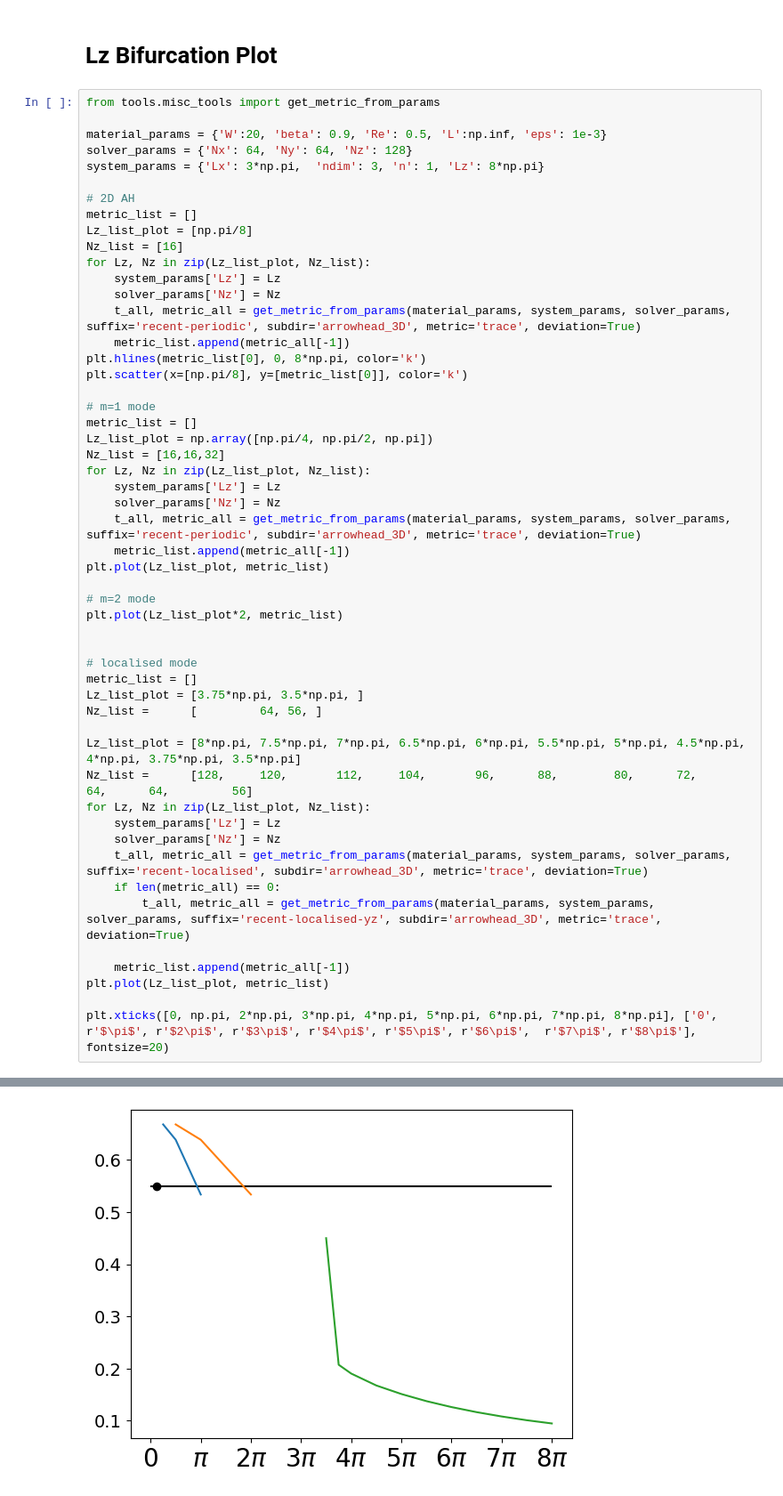
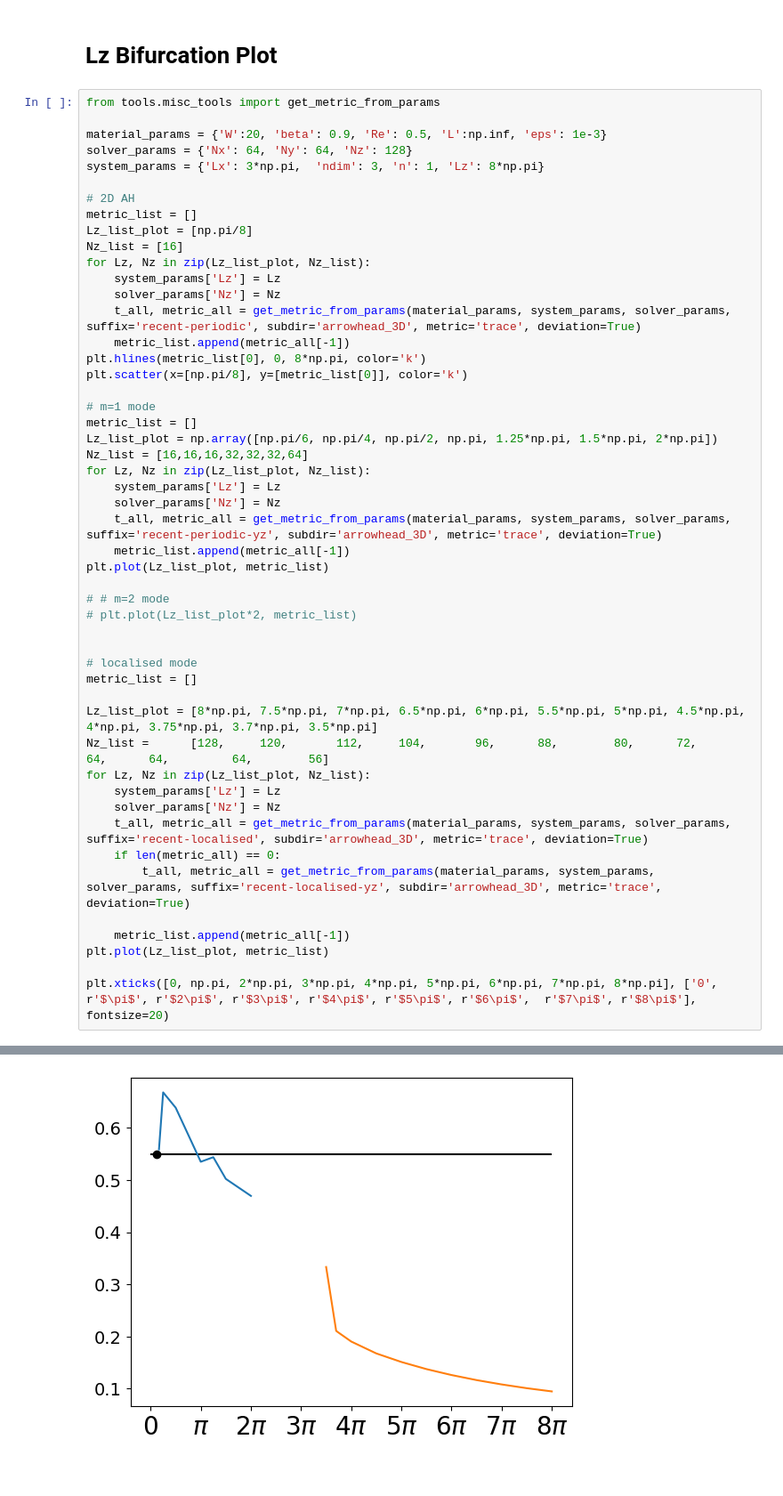
Before and after one commit to theolewy/vKolmogorov3D, a Jupyter notebook: jupyter_notebooks/arrowhead3D.ipynb, the cells around one changed output, grey strips where cells are left out. Shown at 89% size. Drawn from its saved outputs; the diff is of its cells as text.

```diff
--- a/jupyter_notebooks/arrowhead3D.ipynb
+++ b/jupyter_notebooks/arrowhead3D.ipynb
@@ -567,54 +564,52 @@ plt.scatter(x=[np.pi/8], y=[metric_list[0]], color='k')
 
 # m=1 mode
 metric_list = []
-Lz_list_plot = np.array([np.pi/4, np.pi/2, np.pi])
-Nz_list = [16,16,32]
+Lz_list_plot = np.array([np.pi/6, np.pi/4, np.pi/2, np.pi, 1.25*np.pi, 1.5*np.pi, 2*np.pi])
+Nz_list = [16,16,16,32,32,32,64]
 for Lz, Nz in zip(Lz_list_plot, Nz_list):
     system_params['Lz'] = Lz
     solver_params['Nz'] = Nz
-    t_all, metric_all = get_metric_from_params(material_params, system_params, solver_params, suffix='recent-periodic', subdir='arrowhead_3D', metric='trace', deviation=True)
+    t_all, metric_all = get_metric_from_params(material_params, system_params, solver_params, suffix='recent-periodic-yz', subdir='arrowhead_3D', metric='trace', deviation=True)
     metric_list.append(metric_all[-1])
 plt.plot(Lz_list_plot, metric_list)
 
-# m=2 mode
-plt.plot(Lz_list_plot*2, metric_list)
+# # m=2 mode
+# plt.plot(Lz_list_plot*2, metric_list)
 
 
 # localised mode
 metric_list = []
-Lz_list_plot = [3.75*np.pi, 3.5*np.pi, ]
-Nz_list =      [         64, 56, ]
 
-Lz_list_plot = [8*np.pi, 7.5*np.pi, 7*np.pi, 6.5*np.pi, 6*np.pi, 5.5*np.pi, 5*np.pi, 4.5*np.pi, 4*np.pi, 3.75*np.pi, 3.5*np.pi]
-Nz_list =      [128,     120,       112,     104,       96,      88,        80,      72,        64,      64,         56]
+Lz_list_plot = [8*np.pi, 7.5*np.pi, 7*np.pi, 6.5*np.pi, 6*np.pi, 5.5*np.pi, 5*np.pi, 4.5*np.pi, 4*np.pi, 3.75*np.pi, 3.7*np.pi, 3.5*np.pi]
+Nz_list =      [128,     120,       112,     104,       96,      88,        80,      72,        64,      64,         64,        56]
 for Lz, Nz in zip(Lz_list_plot, Nz_list):
     system_params['Lz'] = Lz
     solver_params['Nz'] = Nz
     t_all, metric_all = get_metric_from_params(material_params, system_params, solver_params, suffix='recent-localised', subdir='arrowhead_3D', metric='trace', deviation=True)
     if len(metric_all) == 0:
         t_all, metric_all = get_metric_from_params(material_params, system_params, solver_params, suffix='recent-localised-yz', subdir='arrowhead_3D', metric='trace', deviation=True)
 
     metric_list.append(metric_all[-1])
 plt.plot(Lz_list_plot, metric_list)
 
 plt.xticks([0, np.pi, 2*np.pi, 3*np.pi, 4*np.pi, 5*np.pi, 6*np.pi, 7*np.pi, 8*np.pi], ['0', r'$\pi$', r'$2\pi$', r'$3\pi$', r'$4\pi$', r'$5\pi$', r'$6\pi$',  r'$7\pi$', r'$8\pi$'], fontsize=20)
 # %% [output]
 ([<matplotlib.axis.XTick at 0x...>,
   <matplotlib.axis.XTick at 0x...>,
   <matplotlib.axis.XTick at 0x...>,
   <matplotlib.axis.XTick at 0x...>,
   <matplotlib.axis.XTick at 0x...>,
   <matplotlib.axis.XTick at 0x...>,
   <matplotlib.axis.XTick at 0x...>,
   <matplotlib.axis.XTick at 0x...>,
   <matplotlib.axis.XTick at 0x...>],
  [Text(0.0, 0, '0'),
   Text(3.141592653589793, 0, '$\\pi$'),
   Text(6.283185307179586, 0, '$2\\pi$'),
   Text(9.42477796076938, 0, '$3\\pi$'),
   Text(12.566370614359172, 0, '$4\\pi$'),
   Text(15.707963267948966, 0, '$5\\pi$'),
   Text(18.84955592153876, 0, '$6\\pi$'),
   Text(21.991148575128552, 0, '$7\\pi$'),
   Text(25.132741228718345, 0, '$8\\pi$')])
-[figure, old version]
+[figure, new version]
```
Also changed, not shown: parts of 2 cells of this notebook, 1 other file.
